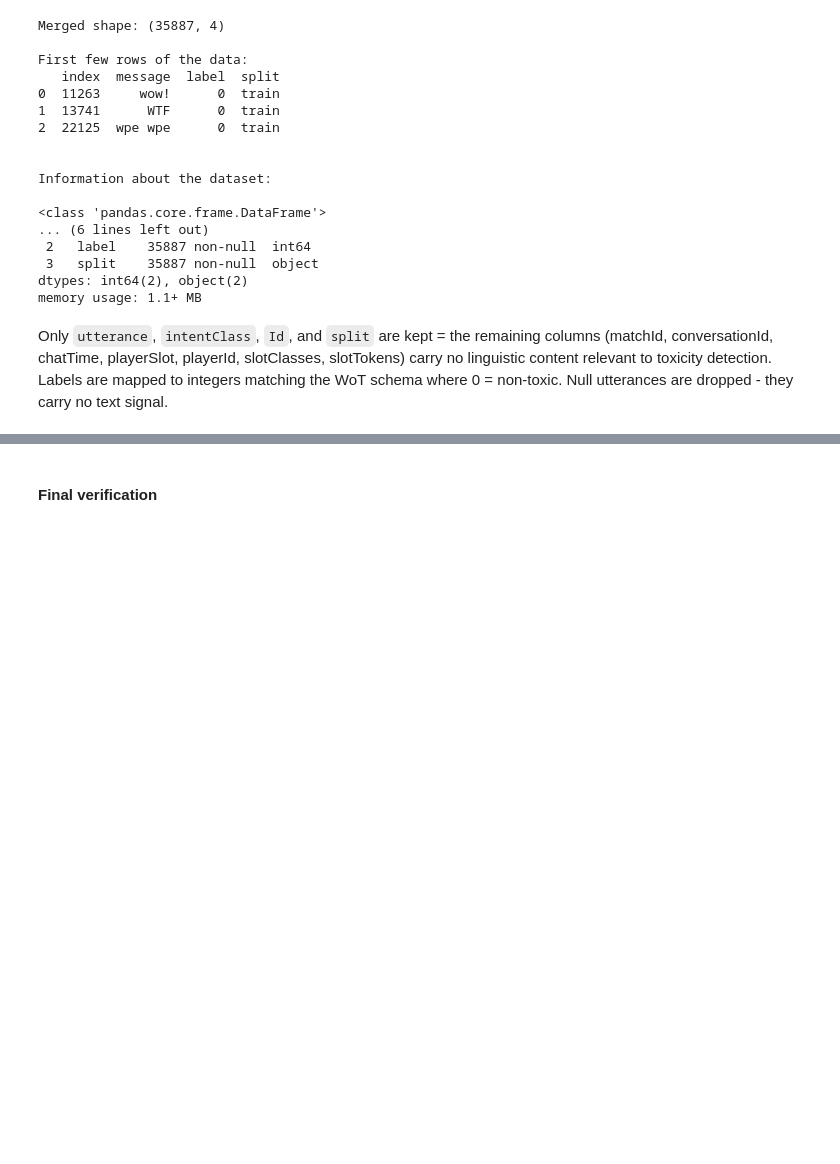
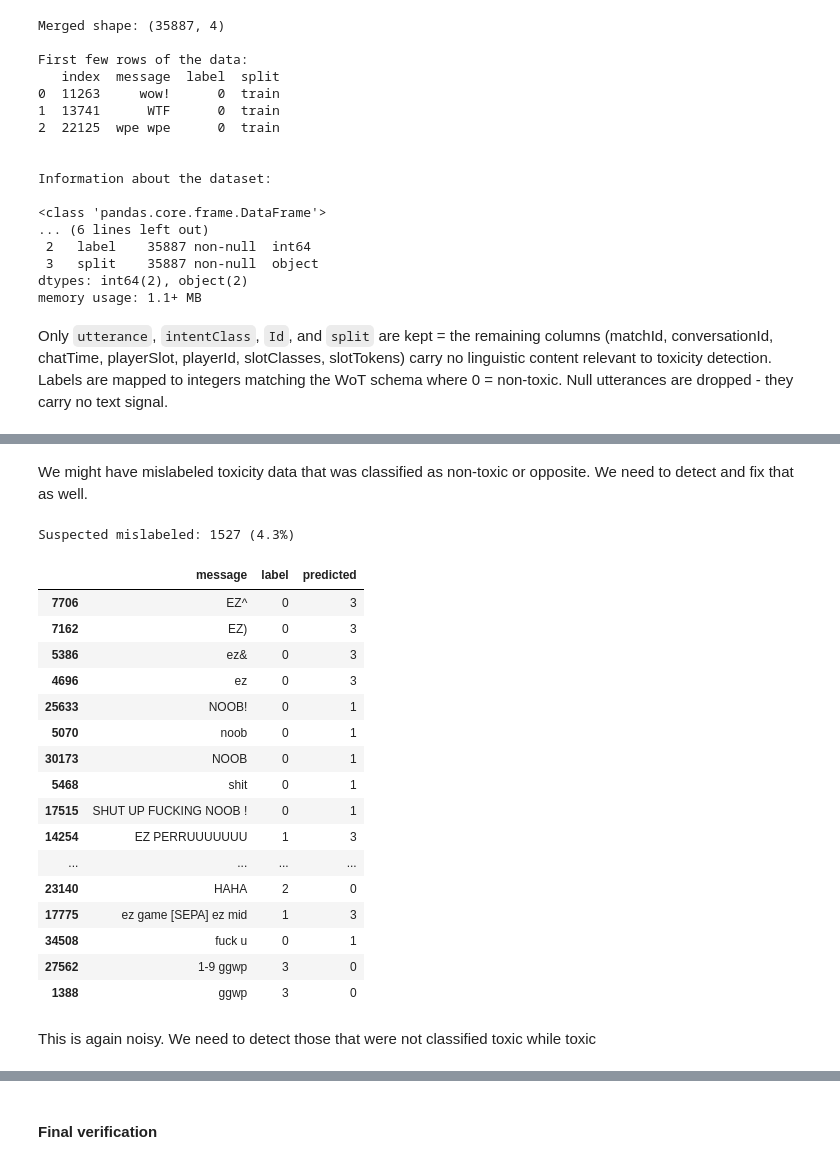
Before and after one commit to paolacalle/gaming-toxicity-detection, a Jupyter notebook: notebooks/gaming/initial_cleaning_gaming.ipynb, the cells around one changed output, grey strips where cells are left out. Saved outputs shown, nothing was run; the diff lists cells and outputs as text; code cells hidden in the pictures; blank space fills up the shorter version.

```diff
--- a/notebooks/gaming/initial_cleaning_gaming.ipynb
+++ b/notebooks/gaming/initial_cleaning_gaming.ipynb
@@ -225,0 +482,6 @@ Only `utterance`, `intentClass`, `Id`, and `split` are kept = the remaining colu
+# %%
+# detect latin but non-english documents - same detector as WoT
+mask_d = dota_en["message"].apply(is_latin_non_english)
+with pd.option_context("display.max_rows", 800):
+    print(f"Non-english documents:{dota_en[mask_d]}")
+    print(f"How many documents with non-english text: {dota_en[mask_d].shape[0]}")
@@ -225,0 +508,5 @@ Only `utterance`, `intentClass`, `Id`, and `split` are kept = the remaining colu
+# %%
+# dataset update
+dota_en = dota_en[~mask_d].reset_index(drop=True)
+# length after the drop
+print(f"Length after the drop: {dota_en.shape[0]}")
@@ -225,0 +527,51 @@ Only `utterance`, `intentClass`, `Id`, and `split` are kept = the remaining colu
+# %% [markdown]
+We might have mislabeled toxicity data that was classified as non-toxic or opposite. We need to detect and fix that as well.
+# %%
+# splits
+X_d = dota_en["message"].values
+y_d = dota_en["label"].astype(int).values
+
+# simple pipeline - same config as WoT
+pipe_d = Pipeline([
+    ("tfidf", TfidfVectorizer(ngram_range=(1,2), min_df=1, max_df=0.95,
+                               sublinear_tf=True, norm="l2")),
+    ("clf", LogisticRegression(max_iter=1000, random_state=7524)),
+])
+
+# out-of-fold predicted probabilities
+oof_probs_d = cross_val_predict(pipe_d, X_d, y_d, cv=5, method="predict_proba", n_jobs=-1)
+
+# find label issues
+issue_idx_d = find_label_issues(
+    labels=y_d,
+    pred_probs=oof_probs_d,
+    return_indices_ranked_by="self_confidence",
+)
+
+print(f"Suspected mislabeled: {len(issue_idx_d)} ({len(issue_idx_d)/len(y_d):.1%})")
+
+# inspect top offenders
+dota_en.iloc[issue_idx_d[:50]][["message", "label"]].assign(
+    predicted=oof_probs_d[issue_idx_d[:50]].argmax(axis=1)
+)
+# %% [output]
+Suspected mislabeled: 1527 (4.3%)
+|  | message | label | predicted |
+| 7706 | EZ^ | 0 | 3 |
+| 7162 | EZ) | 0 | 3 |
+| 5386 | ez& | 0 | 3 |
+| 4696 | ez | 0 | 3 |
+| 25633 | NOOB! | 0 | 1 |
+| 5070 | noob | 0 | 1 |
+| 30173 | NOOB | 0 | 1 |
+| 5468 | shit | 0 | 1 |
+| 17515 | SHUT UP FUCKING NOOB ! | 0 | 1 |
+| 14254 | EZ PERRUUUUUUU | 1 | 3 |
+| ... | ... | ... | ... |
+| 23140 | HAHA | 2 | 0 |
+| 17775 | ez game [SEPA] ez mid | 1 | 3 |
+| 34508 | fuck u | 0 | 1 |
+| 27562 | 1-9 ggwp | 3 | 0 |
+| 1388 | ggwp | 3 | 0 |
+# %% [markdown]
+This is again noisy. We need to detect those that were not classified toxic while toxic
```
Also changed, not shown: parts of 35 cells of this notebook.
